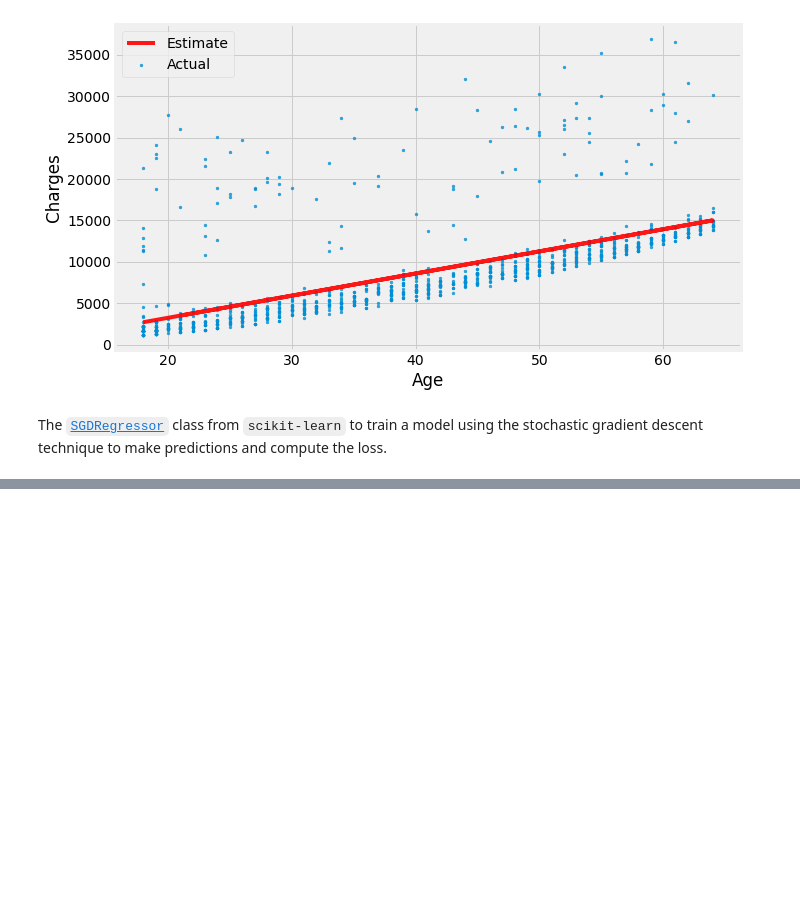
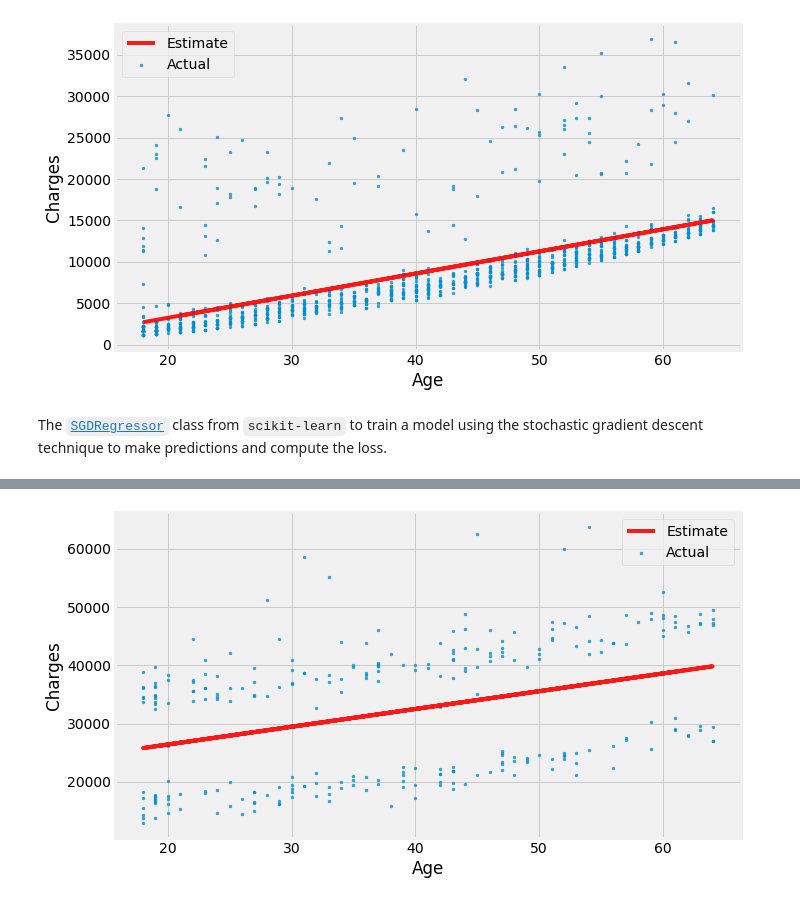
Before and after one commit to dajebbar/Predicting-Medical-Expenses-using-Linear-Regression, a Jupyter notebook: Linear_Regression.ipynb, the cells around one changed output, grey strips where cells are left out. Saved outputs shown, nothing was run; the diff lists cells and outputs as text; code cells hidden in the pictures; blank space fills up the shorter version.

```diff
--- a/Linear_Regression.ipynb
+++ b/Linear_Regression.ipynb
@@ -644,0 +671,6 @@ RMSE Loss:  4719.448350440051
+# %%
+# Create inputs and targets
+inputs, targets = smoker_df[['age']], smoker_df['charges']
+# %%
+# Create and train the model
+model = LinearRegression().fit(inputs, targets)
@@ -644,0 +687,3 @@ RMSE Loss:  4719.448350440051
+# %%
+try_parameters(model.coef_, model.intercept_)
+# %% [output]
@@ -644,0 +691 @@ RMSE Loss:  4719.448350440051
+[figure, added]
```
Also changed, not shown: parts of 19 cells of this notebook.
